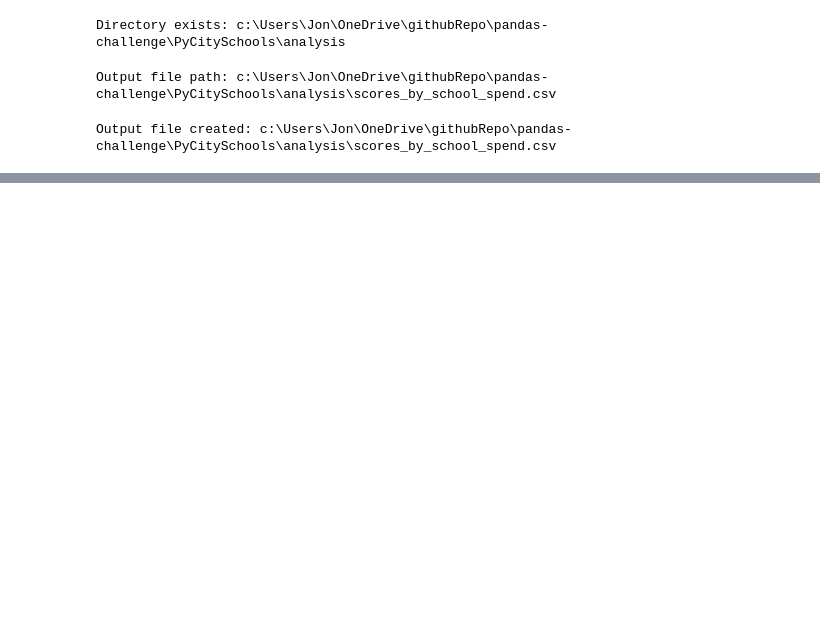
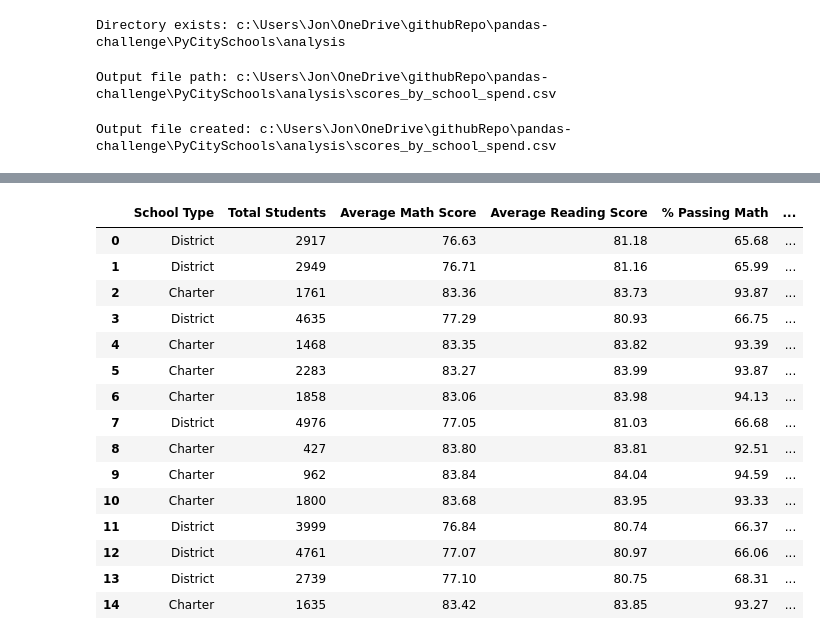
Before and after one commit to Jon-Pierson/pandas-challenge, a Jupyter notebook: PyCitySchools/main.ipynb, the cells around one changed output, grey strips where cells are left out. Drawn from its saved outputs; the diff is of its cells as text; code cells hidden in the pictures; blank space fills up the shorter version.

```diff
--- a/PyCitySchools/main.ipynb
+++ b/PyCitySchools/main.ipynb
@@ -937,0 +1014,25 @@ Output file created: c:\Users\Jon\OneDrive\githubRepo\pandas-challenge\PyCitySch
+# %%
+# Remove the '%' and format all test scores and % passing columns as float data type
+cleaned_scores_by_analysis['Average Math Score'] = cleaned_scores_by_analysis['Average Math Score'].str.replace('%', '').astype(float)
+cleaned_scores_by_analysis['Average Reading Score'] = cleaned_scores_by_analysis['Average Reading Score'].str.replace('%', '').astype(float)
+cleaned_scores_by_analysis['% Passing Math'] = cleaned_scores_by_analysis['% Passing Math'].str.replace('%', '').astype(float)
+cleaned_scores_by_analysis['% Passing Reading'] = cleaned_scores_by_analysis['% Passing Reading'].str.replace('%', '').astype(float)
+cleaned_scores_by_analysis['% Overall Passing'] = cleaned_scores_by_analysis['% Overall Passing'].str.replace('%', '').astype(float)
+cleaned_scores_by_analysis
+# %% [output]
+|  | School Type | Total Students | Average Math Score | Average Reading Score | % Passing Math | ... |
+| 0 | District | 2917 | 76.63 | 81.18 | 65.68 | ... |
+| 1 | District | 2949 | 76.71 | 81.16 | 65.99 | ... |
+| 2 | Charter | 1761 | 83.36 | 83.73 | 93.87 | ... |
+| 3 | District | 4635 | 77.29 | 80.93 | 66.75 | ... |
+| 4 | Charter | 1468 | 83.35 | 83.82 | 93.39 | ... |
+| 5 | Charter | 2283 | 83.27 | 83.99 | 93.87 | ... |
+| 6 | Charter | 1858 | 83.06 | 83.98 | 94.13 | ... |
+| 7 | District | 4976 | 77.05 | 81.03 | 66.68 | ... |
+| 8 | Charter | 427 | 83.80 | 83.81 | 92.51 | ... |
+| 9 | Charter | 962 | 83.84 | 84.04 | 94.59 | ... |
+| 10 | Charter | 1800 | 83.68 | 83.95 | 93.33 | ... |
+| 11 | District | 3999 | 76.84 | 80.74 | 66.37 | ... |
+| 12 | District | 4761 | 77.07 | 80.97 | 66.06 | ... |
+| 13 | District | 2739 | 77.10 | 80.75 | 68.31 | ... |
+| 14 | Charter | 1635 | 83.42 | 83.85 | 93.27 | ... |
```
Also changed, not shown: parts of 5 cells of this notebook.
